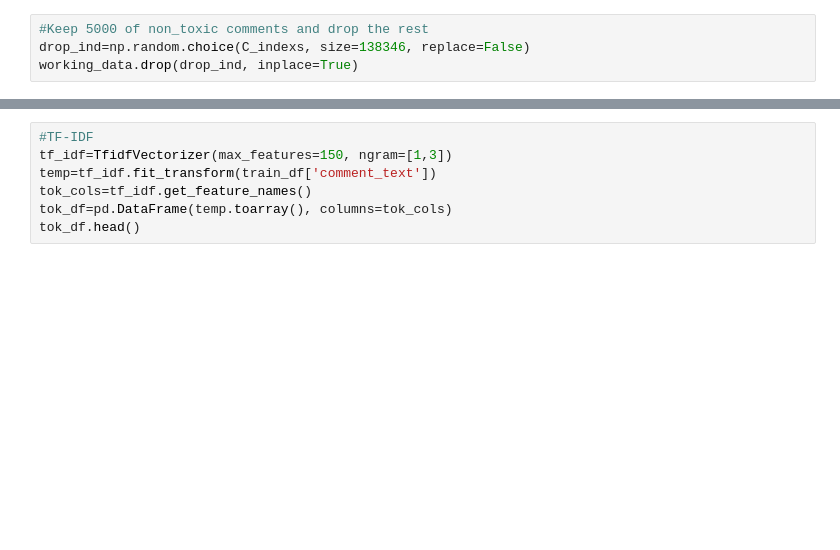
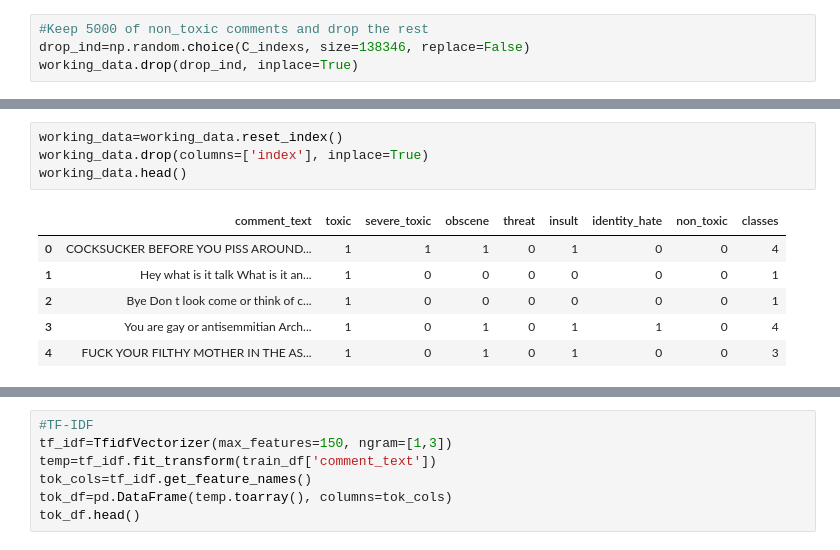
Before and after one commit to zareeiant/ItML_Project_1_Students, a Jupyter notebook: proj_1_start.ipynb, the cells around one changed output, grey strips where cells are left out. Drawn from its saved outputs; the diff is of its cells as text; blank space fills up the shorter version.

```diff
--- a/proj_1_start.ipynb
+++ b/proj_1_start.ipynb
@@ -209,0 +239,11 @@ SyntaxError: invalid syntax (272817031.py, line 2)
+# %%
+working_data=working_data.reset_index()
+working_data.drop(columns=['index'], inplace=True)
+working_data.head()
+# %% [output]
+|  | comment_text | toxic | severe_toxic | obscene | threat | insult | identity_hate | non_toxic | classes |
+| 0 | COCKSUCKER BEFORE YOU PISS AROUND... | 1 | 1 | 1 | 0 | 1 | 0 | 0 | 4 |
+| 1 | Hey what is it talk What is it an... | 1 | 0 | 0 | 0 | 0 | 0 | 0 | 1 |
+| 2 | Bye Don t look come or think of c... | 1 | 0 | 0 | 0 | 0 | 0 | 0 | 1 |
+| 3 | You are gay or antisemmitian Arch... | 1 | 0 | 1 | 0 | 1 | 1 | 0 | 4 |
+| 4 | FUCK YOUR FILTHY MOTHER IN THE AS... | 1 | 0 | 1 | 0 | 1 | 0 | 0 | 3 |
```
Also changed, not shown: parts of 3 cells of this notebook.
